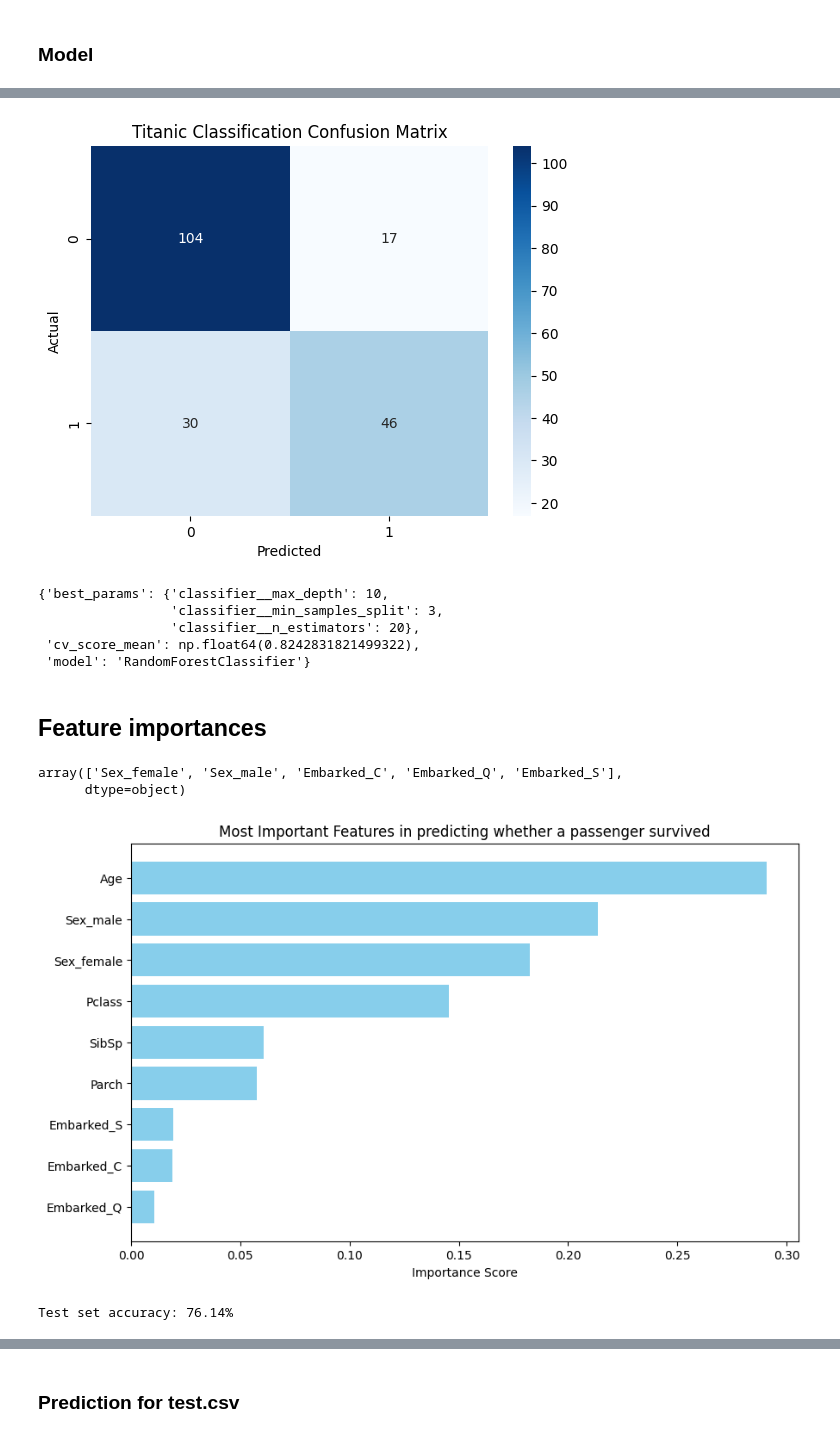
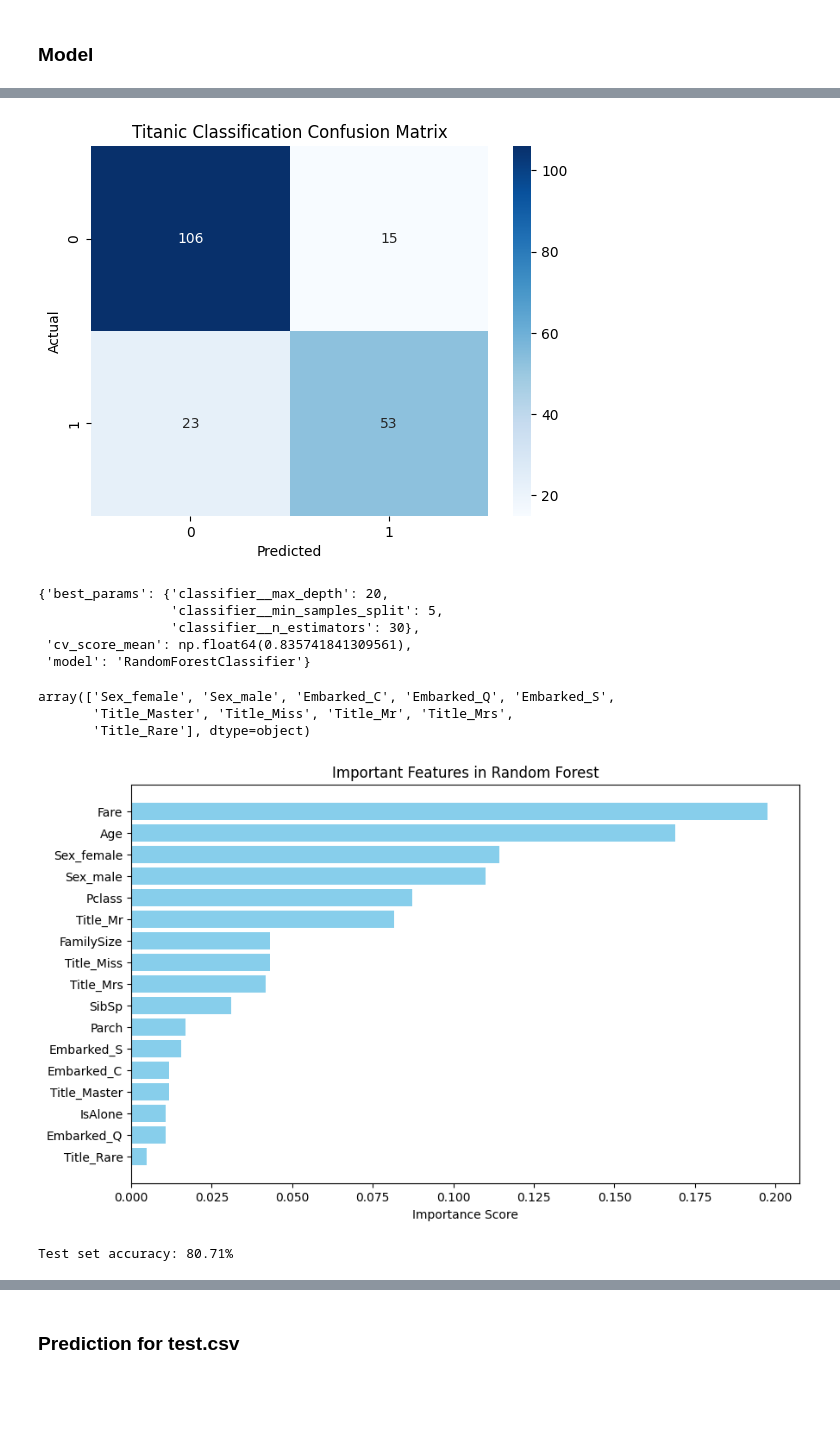
Before and after one commit to SutikshanUpman/Titanic_ML_prediction, a Jupyter notebook: main.ipynb, the cells around one changed output, grey strips where cells are left out. Saved outputs shown, nothing was run; the diff lists cells and outputs as text; code cells hidden in the pictures; blank space fills up the shorter version.

```diff
--- a/main.ipynb
+++ b/main.ipynb
@@ -161,10 +161,10 @@ pipeline = Pipeline(steps=[
 # %% [markdown]
 ### Model
 # %%
-param_grid = {
-    'classifier__n_estimators': [10, 20, 25, 30, 50],
-    'classifier__max_depth': [None, 10, 25, 20, 25, 40, 100],
-    'classifier__min_samples_split': [2, 3, 5]
+rf_param_grid = {
+    'classifier__n_estimators': [30, 50, 100 , 125],
+    'classifier__max_depth': [None, 10, 20, 30],
+    'classifier__min_samples_split': [2, 5]
 }
 # %%
 cv = StratifiedKFold(n_splits=5, shuffle=True)
@@ -170,0 +173,16 @@ cv = StratifiedKFold(n_splits=5, shuffle=True)
+# %%
+rf_pipeline = Pipeline([
+    ('preprocessor', preprocessor),
+    ('classifier', RandomForestClassifier(random_state=42))
+])
+
+rf_grid = GridSearchCV(
+    rf_pipeline,
+    rf_param_grid,
+    cv=5,
+    scoring='accuracy',
+    n_jobs=-1,
+    verbose=2
+)
+
+rf_grid.fit(X_train, y_train)
@@ -171,4 +208,2 @@ cv = StratifiedKFold(n_splits=5, shuffle=True)
 # %%
-y_train = y_train.squeeze()
-model = GridSearchCV(estimator=pipeline, param_grid=param_grid, cv=cv, scoring='accuracy', verbose=2)
-model.fit(X_train, y_train)
+rf = rf_grid.best_estimator_
@@ -222,5 +222,5 @@ weighted avg       0.76      0.76      0.76       197
 # %%
-conf_matrix = confusion_matrix(y_test, y_pred)
+conf_matrix = confusion_matrix(y_test, y_pred_rf)
 plt.figure()
 sns.heatmap(conf_matrix, annot=True, cmap='Blues', fmt='d')
 plt.title('Titanic Classification Confusion Matrix')
@@ -228,50 +228,49 @@ plt.xlabel('Predicted')
 plt.ylabel('Actual')
 plt.show()
 # %% [output]
-[figure, old version]
+[figure, new version]
 # %%
 experiment_log = {
     "model": "RandomForestClassifier",
-    "cv_score_mean": model.best_score_,
-    "best_params": model.best_params_,
+    "cv_score_mean": rf_grid.best_score_,
+    "best_params": rf_grid.best_params_,
 }
 
 from pprint import pprint
 pprint(experiment_log)
 # %% [output]
-{'best_params': {'classifier__max_depth': 10,
-                 'classifier__min_samples_split': 3,
-                 'classifier__n_estimators': 20},
- 'cv_score_mean': np.float64(0.8242831821499322),
+{'best_params': {'classifier__max_depth': 20,
+                 'classifier__min_samples_split': 5,
+                 'classifier__n_estimators': 30},
+ 'cv_score_mean': np.float64(0.835741841309561),
  'model': 'RandomForestClassifier'}
-# %% [markdown]
-## Feature importances
 # %%
-model.best_estimator_['preprocessor'].named_transformers_['cat'].named_steps['onehot'].get_feature_names_out(categorical_features)
+rf['preprocessor'].named_transformers_['cat'].named_steps['onehot'].get_feature_names_out(categorical_features)
 # %% [output]
-array(['Sex_female', 'Sex_male', 'Embarked_C', 'Embarked_Q', 'Embarked_S'],
-      dtype=object)
+array(['Sex_female', 'Sex_male', 'Embarked_C', 'Embarked_Q', 'Embarked_S',
+       'Title_Master', 'Title_Miss', 'Title_Mr', 'Title_Mrs',
+       'Title_Rare'], dtype=object)
 # %%
-feature_importances = model.best_estimator_['classifier'].feature_importances_
+feature_importances = rf['classifier'].feature_importances_
 
-feature_names = numerical_features + list(model.best_estimator_['preprocessor']
+feature_names = numerical_features + list(rf['preprocessor']
                                         .named_transformers_['cat']
                                         .named_steps['onehot']
                                         .get_feature_names_out(categorical_features))
 # %%
 importance_df = pd.DataFrame({'Feature': feature_names,
                               'Importance': feature_importances
                              }).sort_values(by='Importance', ascending=False)
 
 plt.figure(figsize=(10, 6))
 plt.barh(importance_df['Feature'], importance_df['Importance'], color='skyblue')
 plt.gca().invert_yaxis()
-plt.title('Most Important Features in predicting whether a passenger survived')
+plt.title('Important Features in Random Forest')
 plt.xlabel('Importance Score')
 plt.show()
 
-test_score = model.score(X_test, y_test)
+test_score = rf.score(X_test, y_test)
 print(f"\nTest set accuracy: {test_score:.2%}")
 # %% [output]
-[figure, old version]
+[figure, new version]
-Test set accuracy: 76.14%
+Test set accuracy: 80.71%
```
Also changed, not shown: parts of 35 cells of this notebook.
